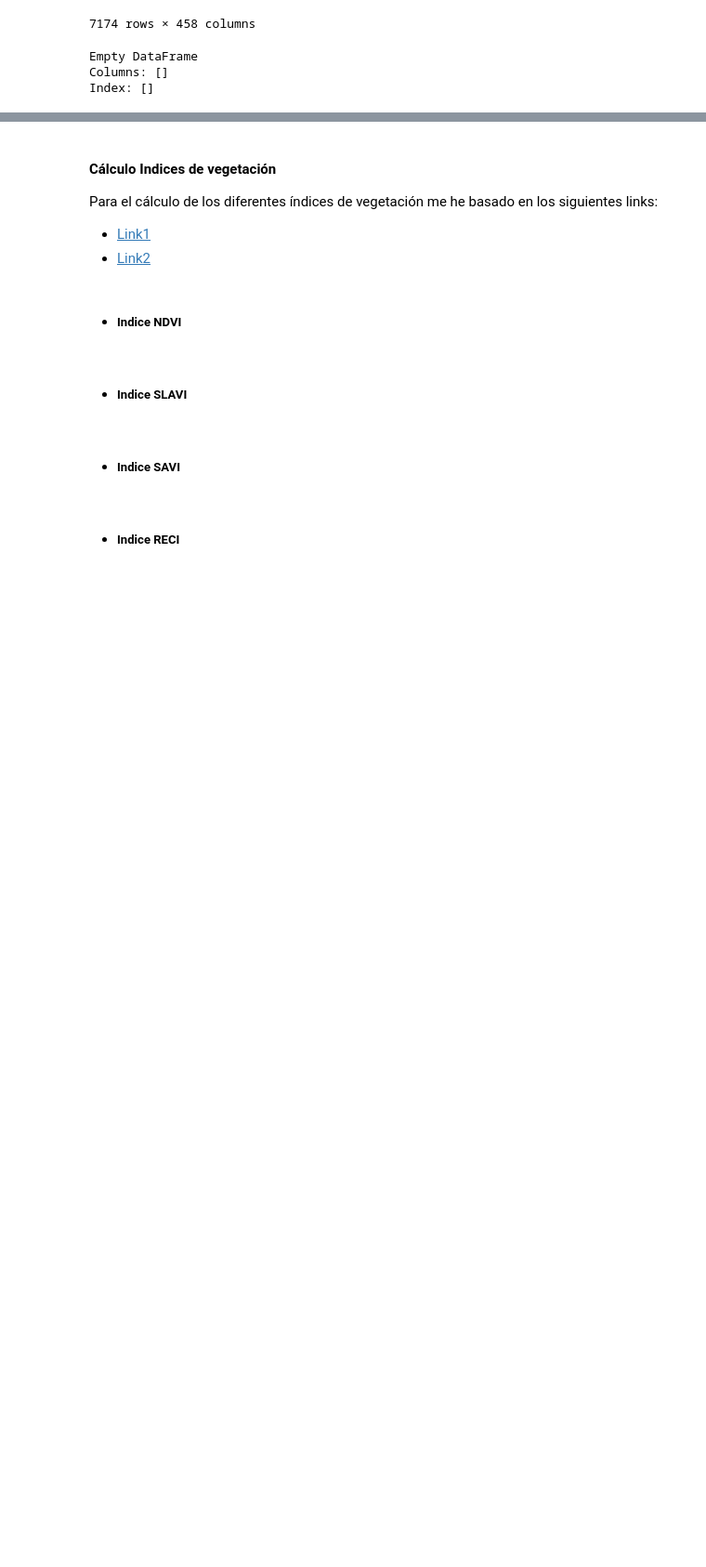
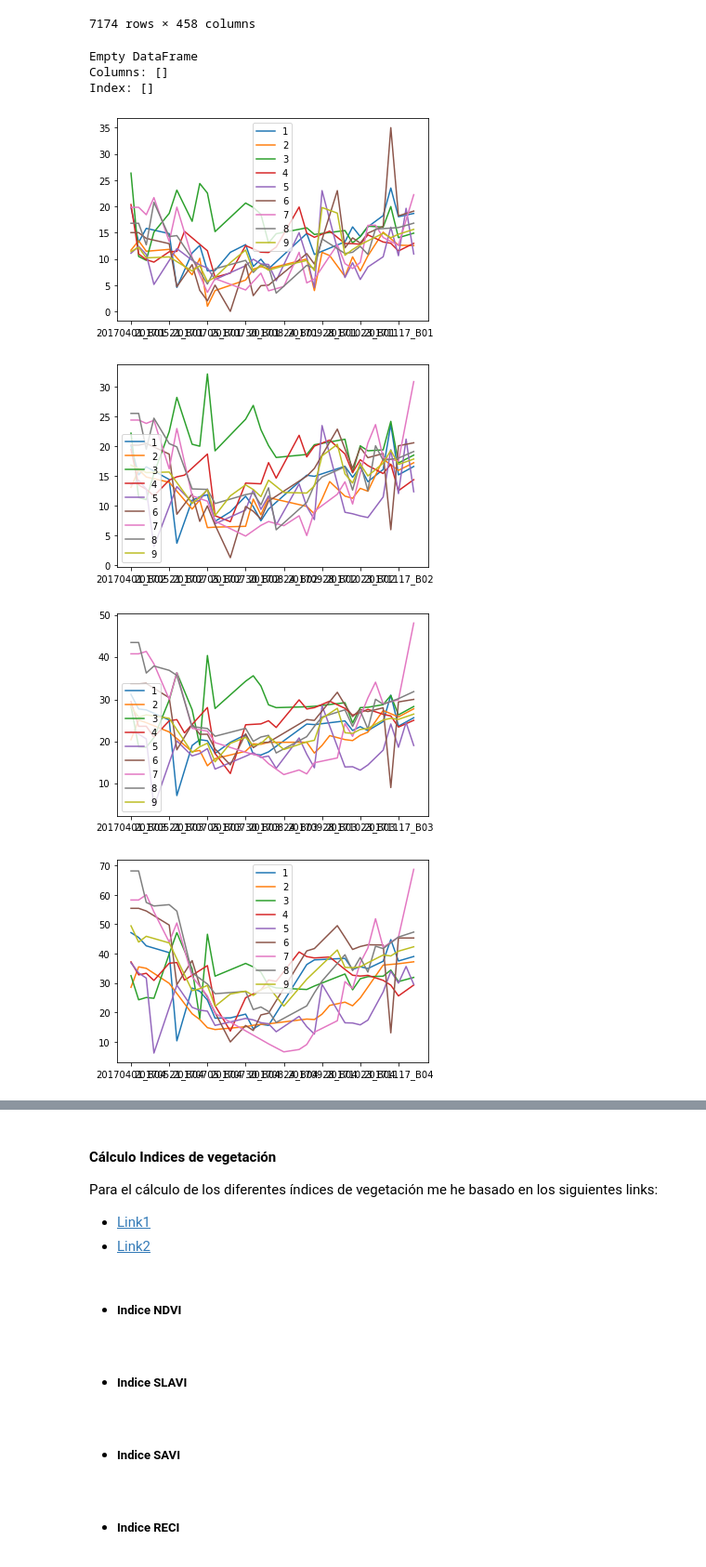
Before and after one commit to federicoabait/south_africa_crop_types_competition_s2_challenge, a Jupyter notebook: 03_Radiant_Earth_Spot_the_Crop_Preprocessing_Pipeline.ipynb, the cells around one changed output, grey strips where cells are left out. Shown at 93% size. Saved outputs shown, nothing was run; the diff lists cells and outputs as text; code cells hidden in the pictures; blank space fills up the shorter version.

```diff
--- a/03_Radiant_Earth_Spot_the_Crop_Preprocessing_Pipeline.ipynb
+++ b/03_Radiant_Earth_Spot_the_Crop_Preprocessing_Pipeline.ipynb
@@ -334,3 +334,17 @@ Index: []
 # %%
 #Test
 #df[df['field_id']==field_id_example].loc[:,['20170401_B8A','20170404_B8A','20171127_B8A']]
+# %%
+bands=['B01', 'B02', 'B03', 'B04', 'B05','B06', 'B07', 'B08', 'B09', 'B11', 'B12', 'B8A']
+for band in bands:
+    list_index = [7115,7122,7142,10,97,50,25,7123,7005]
+    df_tmp = df.loc[list_index,df.filter(regex='._' + band).columns]
+    df_tmp = df_tmp.rename(index={7115: 1,7122: 2,7142: 3,10: 4,97: 5,50: 6,25: 7,7123: 8,7005: 9})
+    list_index = df['label'].unique().tolist()
+    list_index.sort()
+    df_tmp.loc[list_index,:].T.plot()
+# %% [output]
+[figure, added]
+[figure, added]
+[figure, added]
+[figure, added]
```
Also changed, not shown: parts of 37 cells of this notebook.
